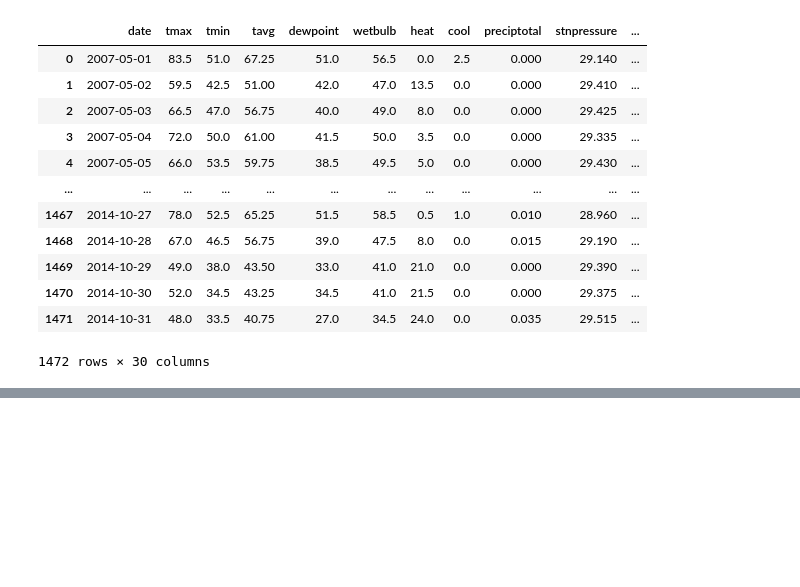
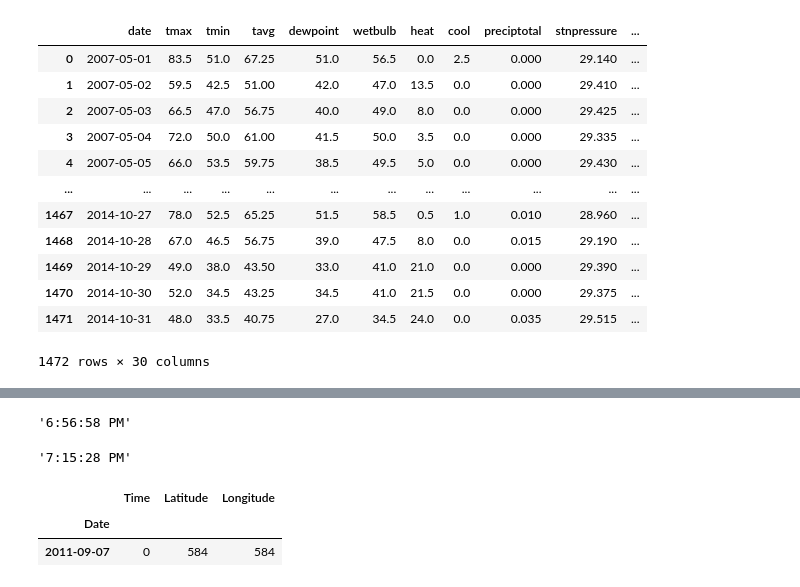
Before and after one commit to msamhz/GA-Project_4, a Jupyter notebook: code/EDA_Cleanup_Consolidate.ipynb, the cells around one changed output, grey strips where cells are left out. Saved outputs shown, nothing was run; the diff lists cells and outputs as text; code cells hidden in the pictures; blank space fills up the shorter version.

```diff
--- a/code/EDA_Cleanup_Consolidate.ipynb
+++ b/code/EDA_Cleanup_Consolidate.ipynb
@@ -534,0 +572,3 @@ cleaned_weather_df
+# %%
+# convert all to lower case
+spray.columns = [word.lower() for word in spray.columns]
@@ -534,0 +583,4 @@ cleaned_weather_df
+# %%
+# Converting Date column from object type to datetime type.
+
+spray['date'] = spray['date'].map(lambda date: datetime.strptime(date, '%Y-%m-%d'))
@@ -534,0 +602,16 @@ cleaned_weather_df
+# %%
+
+for date in spray['date'.unique()]:
+    spray[spray['date'] =='2011-08-29']['time'].unique().min()
+# %% [output]
+'6:56:58 PM'
+# %%
+spray[spray['date'] == '2011-08-29']['time'].max()
+# %% [output]
+'7:15:28 PM'
+# %%
+spray[spray['Time'].isnull()].groupby('Date').count()
+# %% [output]
+|  | Time | Latitude | Longitude |
+| Date |  |  |  |
+| 2011-09-07 | 0 | 584 | 584 |
```
Also changed, not shown: parts of 9 cells of this notebook.
